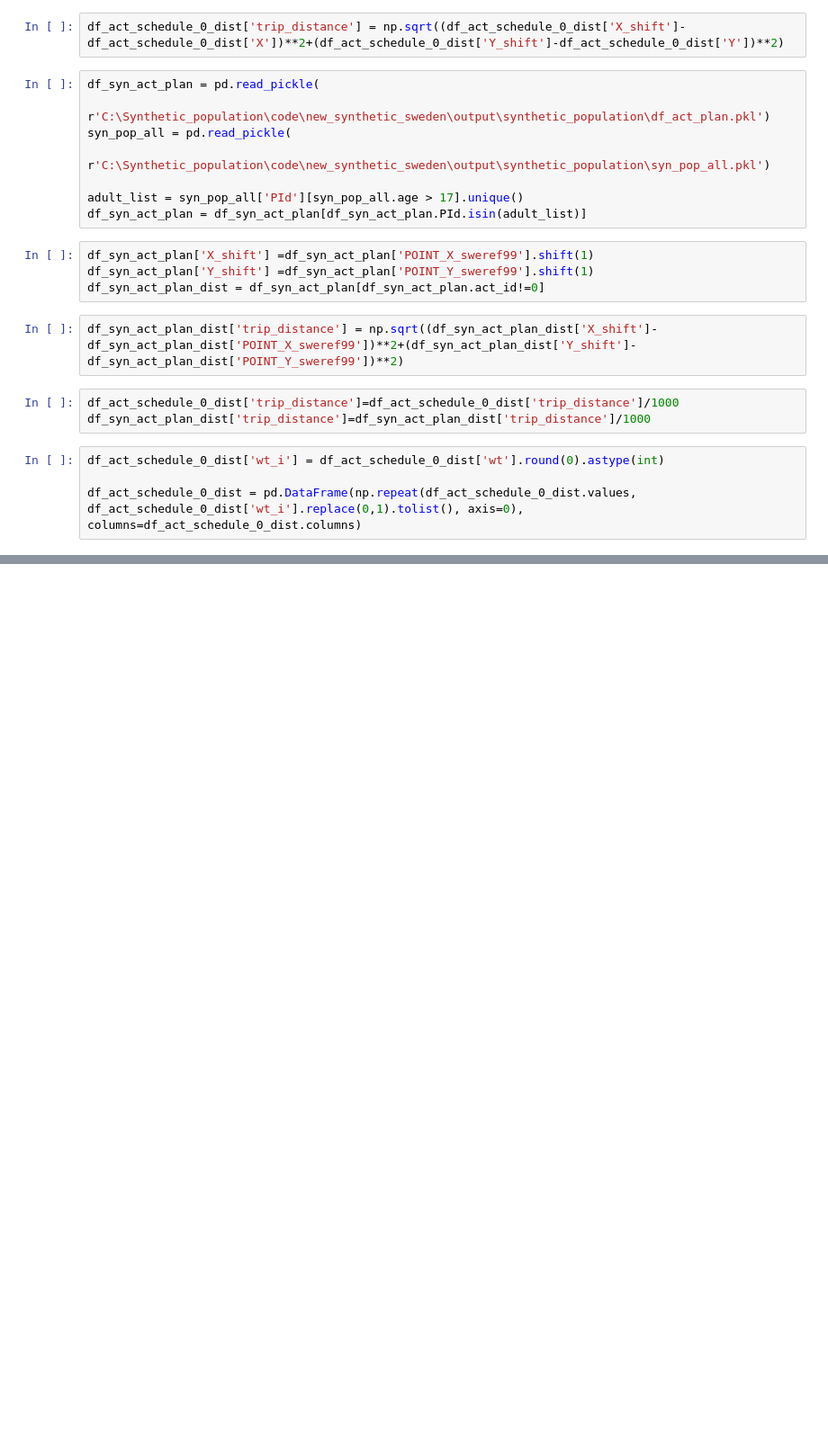
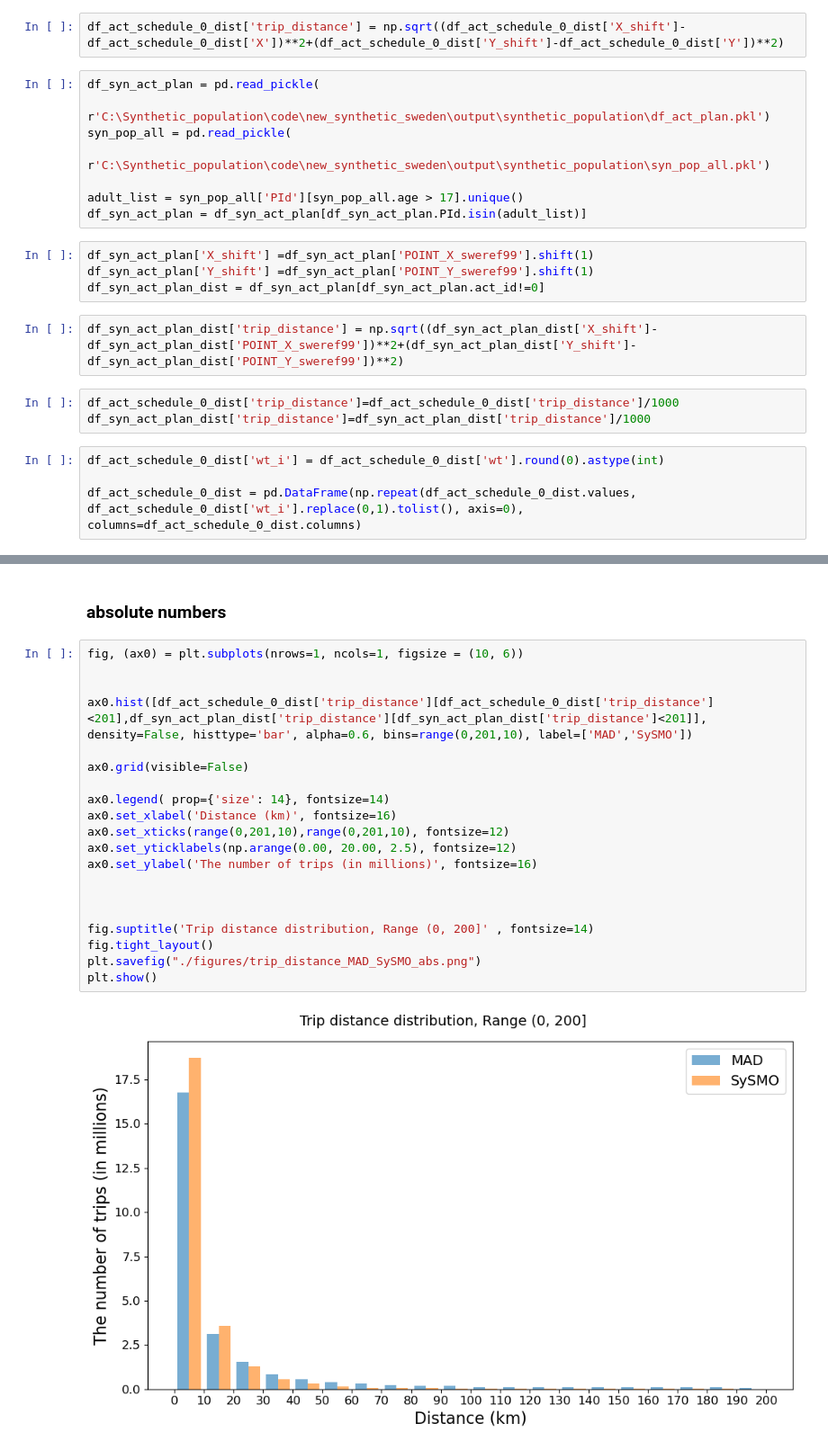
Before and after one commit to tozlucaglar/MAD4AG, a Jupyter notebook: src/9.1-Trip-distance-evaluation.ipynb, the cells around one changed output, grey strips where cells are left out. Shown at 90% size. Cells and saved outputs as stored; diff of their text form; blank space fills up the shorter version.

```diff
--- a/src/9.1-Trip-distance-evaluation.ipynb
+++ b/src/9.1-Trip-distance-evaluation.ipynb
@@ -126,0 +153,24 @@ plt.show()
+# %% [markdown]
+### absolute numbers
+# %%
+fig, (ax0) = plt.subplots(nrows=1, ncols=1, figsize = (10, 6))
+
+
+ax0.hist([df_act_schedule_0_dist['trip_distance'][df_act_schedule_0_dist['trip_distance']<201],df_syn_act_plan_dist['trip_distance'][df_syn_act_plan_dist['trip_distance']<201]], density=False, histtype='bar', alpha=0.6, bins=range(0,201,10), label=['MAD','SySMO'])
+
+ax0.grid(visible=False)
+
+ax0.legend( prop={'size': 14}, fontsize=14)
+ax0.set_xlabel('Distance (km)', fontsize=16)
+ax0.set_xticks(range(0,201,10),range(0,201,10), fontsize=12)
+ax0.set_yticklabels(np.arange(0.00, 20.00, 2.5), fontsize=12)
+ax0.set_ylabel('The number of trips (in millions)', fontsize=16)
+
+
+
+fig.suptitle('Trip distance distribution, Range (0, 200]' , fontsize=14)
+fig.tight_layout()
+plt.savefig("./figures/trip_distance_MAD_SySMO_abs.png")
+plt.show()
+# %% [output]
+[figure, added]
```
Also changed, not shown: parts of 8 cells of this notebook, 12 other files.
